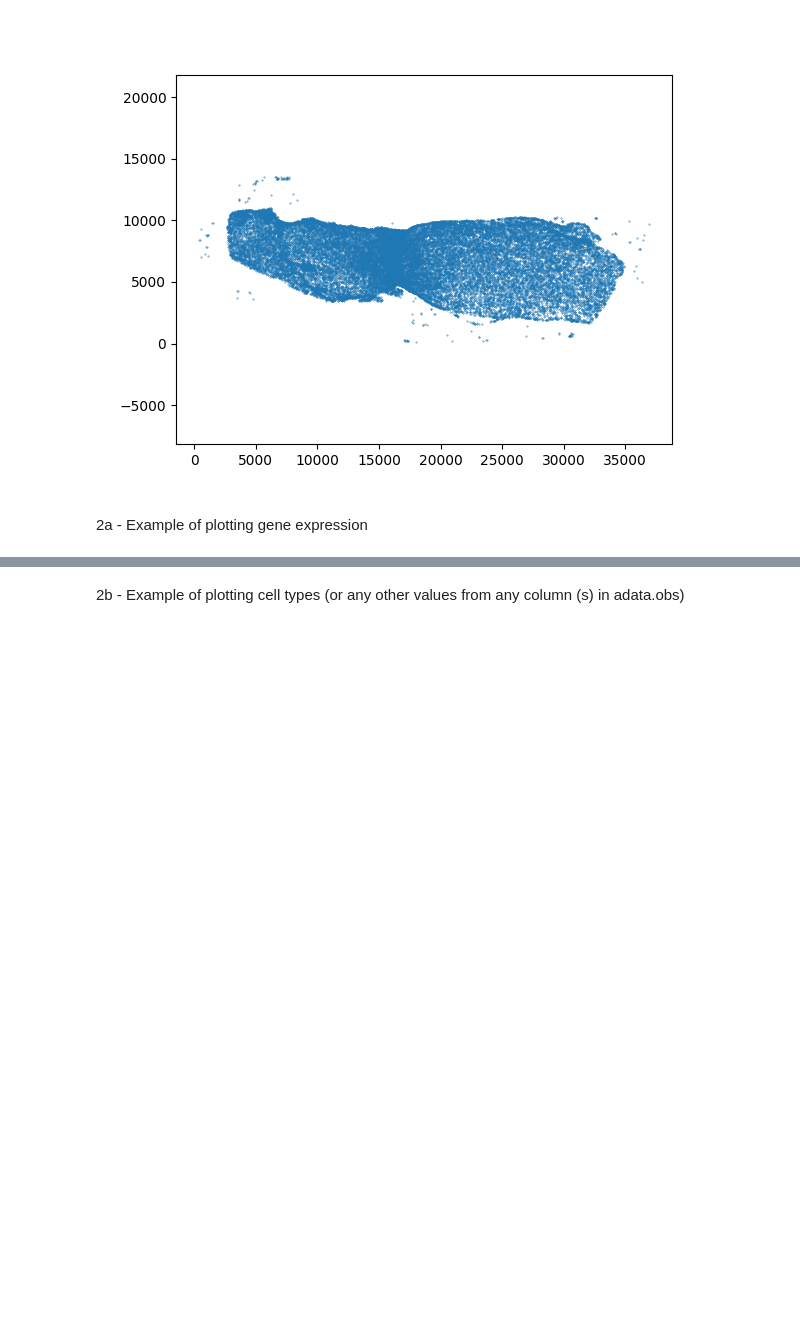
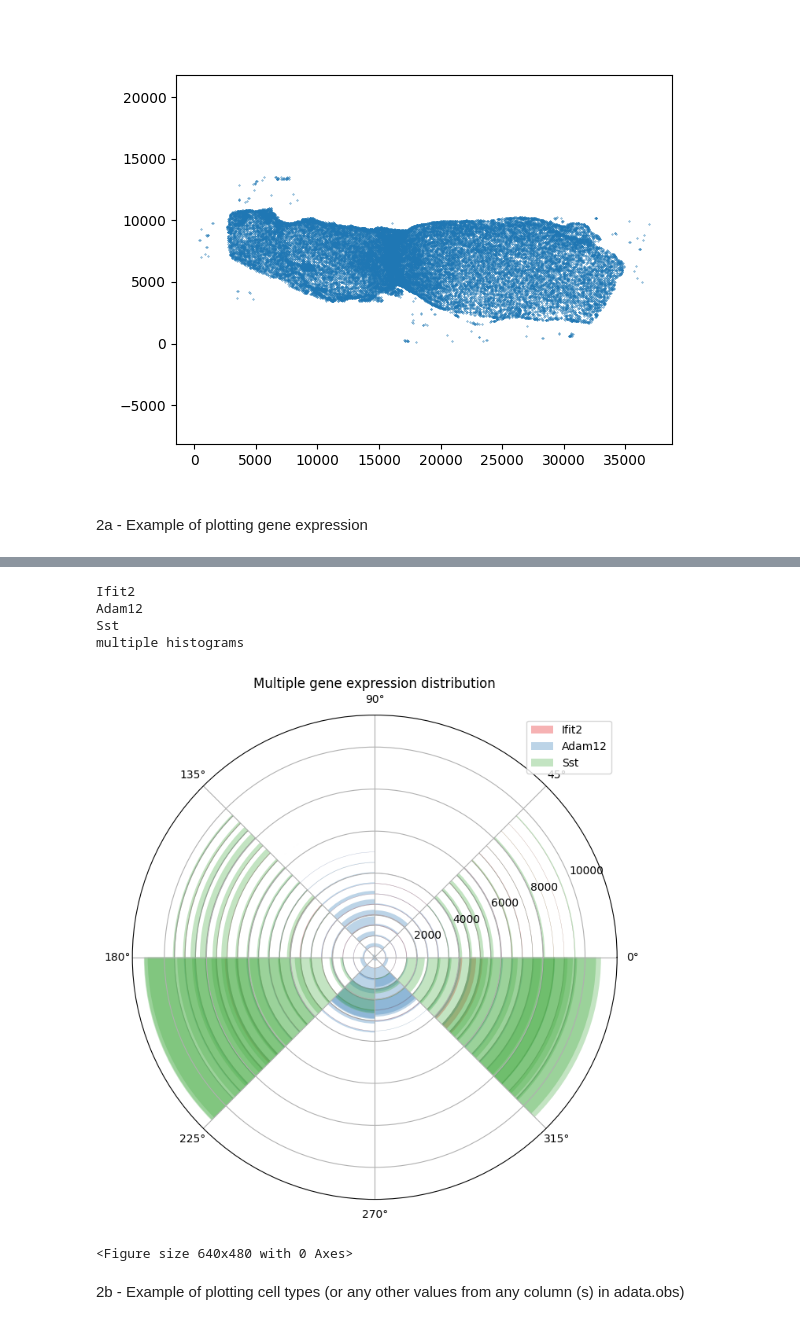
Before and after one commit to cellgeni/xenium_vistools, a Jupyter notebook: example_spatial_distribution.ipynb, the cells around one changed output, grey strips where cells are left out. Drawn from its saved outputs; the diff is of its cells as text; code cells hidden in the pictures; blank space fills up the shorter version.

```diff
--- a/example_spatial_distribution.ipynb
+++ b/example_spatial_distribution.ipynb
@@ -39,3 +39,12 @@ Sst
+# %%
+plot_spatial_distribution(adata, [16000, 6800], save_folder = 'out', gene_list = ['Ifit2', 'Adam12', 'Sst'], distance_bin_size =500,distance_max = 10000, multiple_histograms = True)
+# %% [output]
+Ifit2
+Adam12
+Sst
+multiple histograms
+[figure, added]
+<Figure size 640x480 with 0 Axes>
 # %% [markdown]
 2b - Example of plotting cell types (or any other values from any column (s) in adata.obs)
 # %%
```
Also changed, not shown: parts of 3 cells of this notebook.
